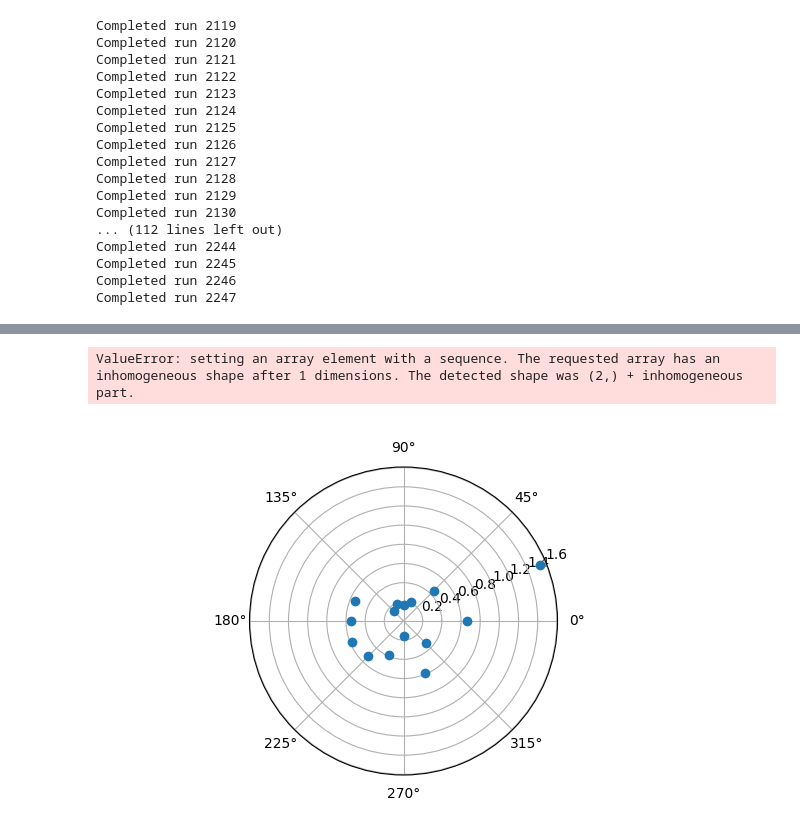
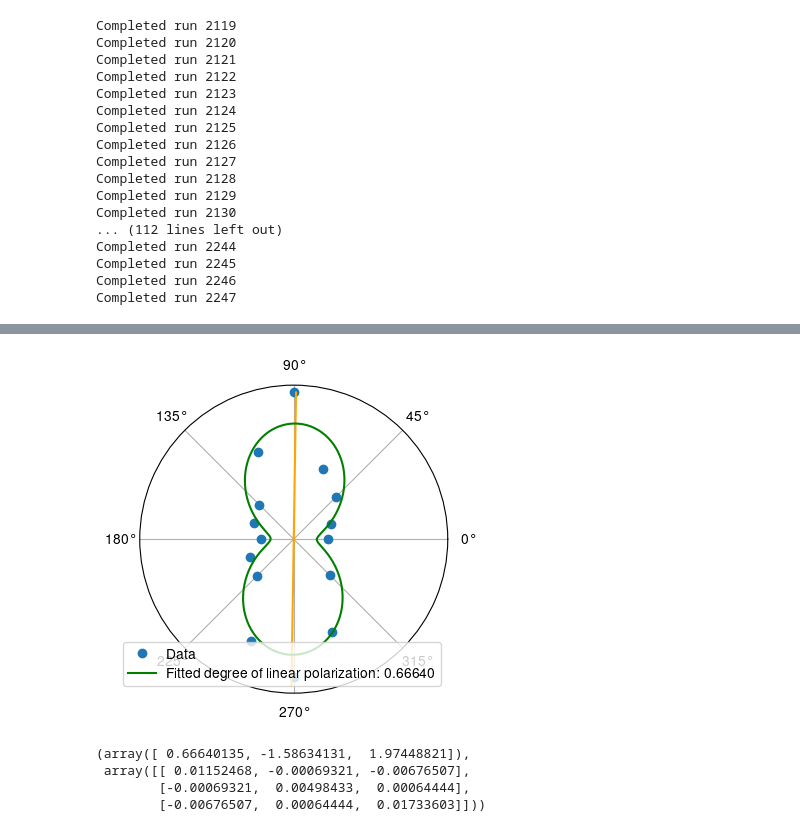
Before and after one commit to XAC-CFEL/PolScope, a Jupyter notebook: test.ipynb, the cells around one changed output, grey strips where cells are left out. Drawn from its saved outputs; the diff is of its cells as text; code cells hidden in the pictures.

```diff
--- a/test.ipynb
+++ b/test.ipynb
@@ -377,18 +363,13 @@ complete
 # %%
 import pandas as pd
-data = ToFPipeline.NXSLoader("data").load(runNumbers=[1999]).defaultPreprocessing(baselineRegion=[1800,1850])
-results = ToFPipeline.PeakFinder(data.data).stack().normalize().smooth(windowSize=4).process(threshold=0.01,peakNo=1,roi=[200,400],minWidth=False,symmetric=False).dataframe()#.plot(logScale=False,xmin=200,xmax=400)
+data = ToFPipeline.NXSLoader("data").load(runNumbers=[2167]).defaultPreprocessing(baselineRegion=[0,10])
+results = ToFPipeline.PeakFinder(data.data).stack().normalize().smooth(windowSize=5).process(threshold=0.01,peakNo=1,roi=[0,500],minWidth=False,symmetric=False).dataframe()#.plot(logScale=False,xmin=0,xmax=500)
 ToFPipeline.AuxFunc(results.results).addData(data.angles, key="Angles", axis="detector")
-setPhotonEnergy = [1000]
-runs = runNo
-setEnergyRun = {"daq_run": runs, "Photon Energy": setPhotonEnergy}
-runsPhotonEnergy = pd.DataFrame(setEnergyRun)
-merge = pd.merge(data.data["trainId"].to_dataframe(),runsPhotonEnergy, on="daq_run", how="left")
-merge=merge[merge["pulseId"]==0]
-trim=merge[["trainId","daq_run","Photon Energy"]]
-trim = trim.loc[:,~trim.columns.duplicated()]
-ToFPipeline.AuxFunc(results.results).addData(trim)
-ToFPipeline.Fitter(results.results).pol(transParam=calib,peakNo=1,beta=1.4)
+results.results["Photon Energy"] = 1200
+ToFPipeline.Fitter(results.results).pol(transParam=calib,peakNo=1,beta=2)
 # %% [output]
+[figure, new version]
-ValueError: setting an array element with a sequence. The requested array has an inhomogeneous shape after 1 dimensions. The detected shape was (2,) + inhomogeneous part.
+(array([ 0.66640135, -1.58634131,  1.97448821]),
+ array([[ 0.01152468, -0.00069321, -0.00676507],
+        [-0.00069321,  0.00498433,  0.00064444],
+        [-0.00676507,  0.00064444,  0.01733603]]))
-[figure, old version]
```
Also changed, not shown: parts of 14 cells of this notebook, 4 other files.
